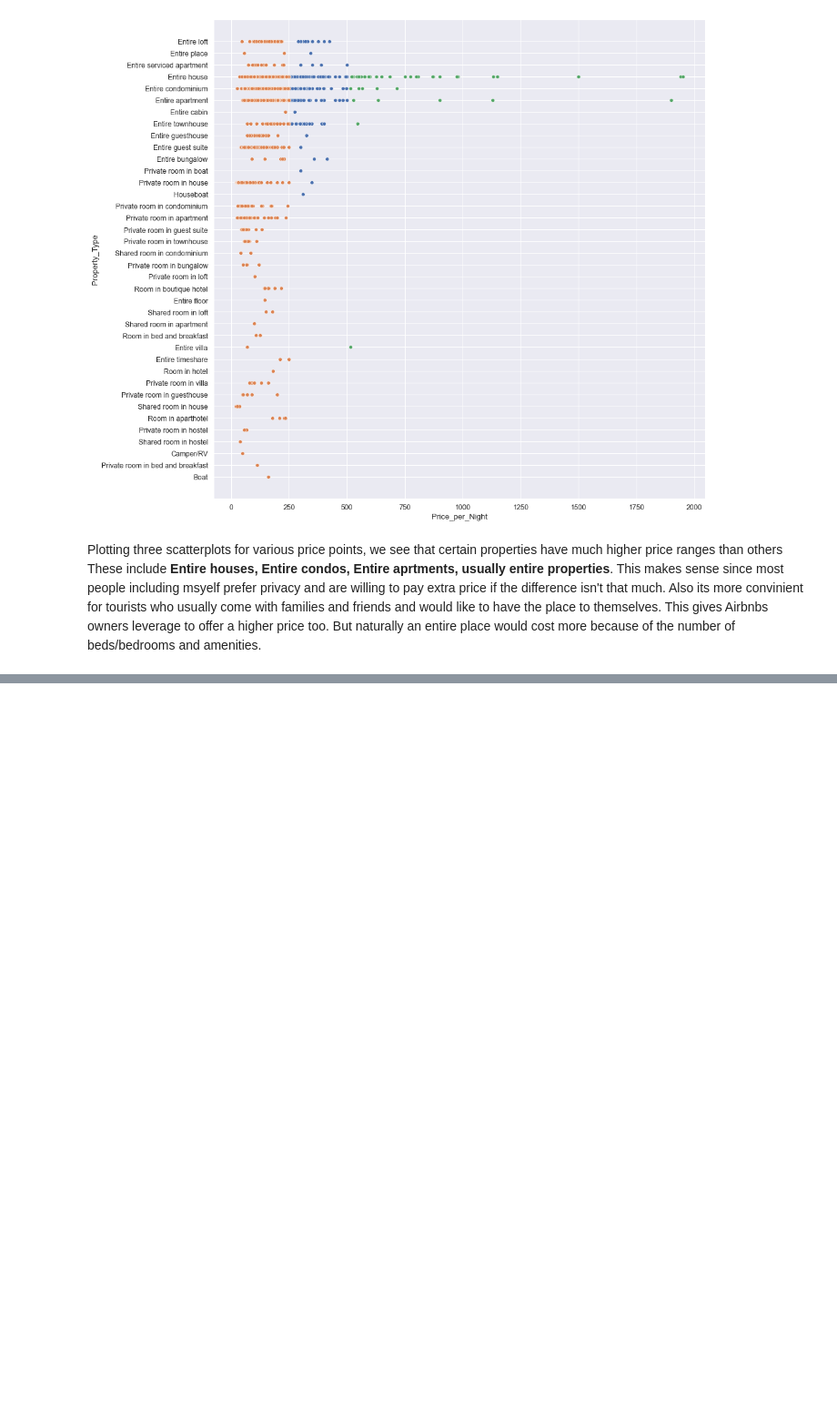
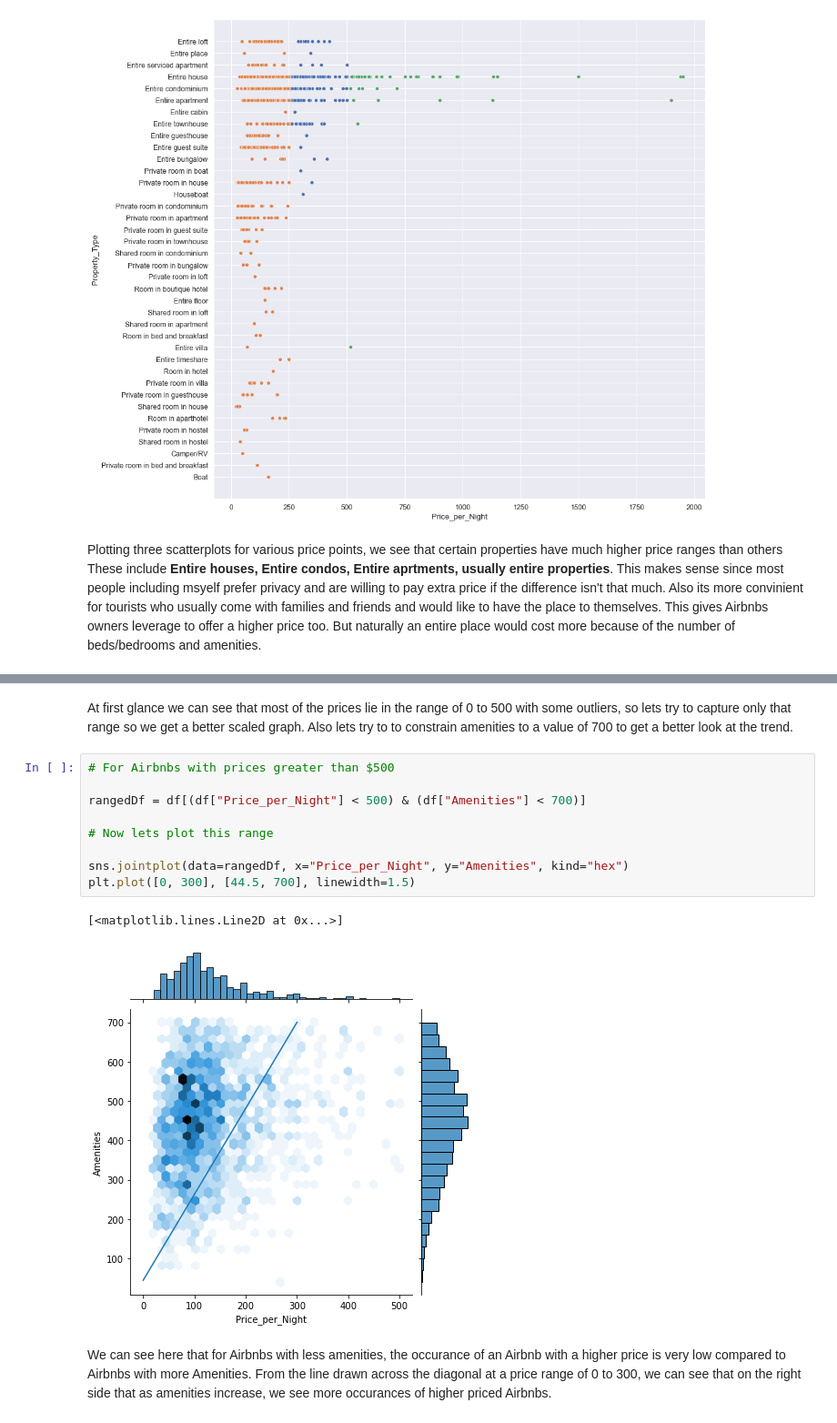
Before and after one commit to data301-2021-summer2/project-group8-project, a Jupyter notebook: analysis/Ahmad Jamal/milestone2.ipynb, the cells around one changed output, grey strips where cells are left out. Shown at 91% size. Drawn from its saved outputs; the diff is of its cells as text; blank space fills up the shorter version.

```diff
--- a/analysis/Ahmad Jamal/milestone2.ipynb
+++ b/analysis/Ahmad Jamal/milestone2.ipynb
@@ -205,0 +200,17 @@ These include **Entire houses, Entire condos, Entire aprtments, usually entire p
+# %% [markdown]
+At first glance we can see that most of the prices lie in the range of 0 to 500 with some outliers, so lets try to capture only that range so we get a better scaled graph. Also lets try to to constrain amenities to a value of 700 to get a better look at the trend.
+# %%
+# For Airbnbs with prices greater than $500
+
+rangedDf = df[(df["Price_per_Night"] < 500) & (df["Amenities"] < 700)]
+
+# Now lets plot this range
+
+sns.jointplot(data=rangedDf, x="Price_per_Night", y="Amenities", kind="hex")
+plt.plot([0, 300], [44.5, 700], linewidth=1.5)
+# %% [output]
+[<matplotlib.lines.Line2D at 0x...>]
+[figure, added]
+# %% [markdown]
+We can see here that for Airbnbs with less amenities, the occurance of an Airbnb with a higher price is very low compared to Airbnbs with more Amenities. From the line
+drawn across the diagonal at a price range of 0 to 300, we can see that on the right side that as amenities increase, we see more occurances of higher priced Airbnbs.
```
Also changed, not shown: parts of 2 cells of this notebook.
